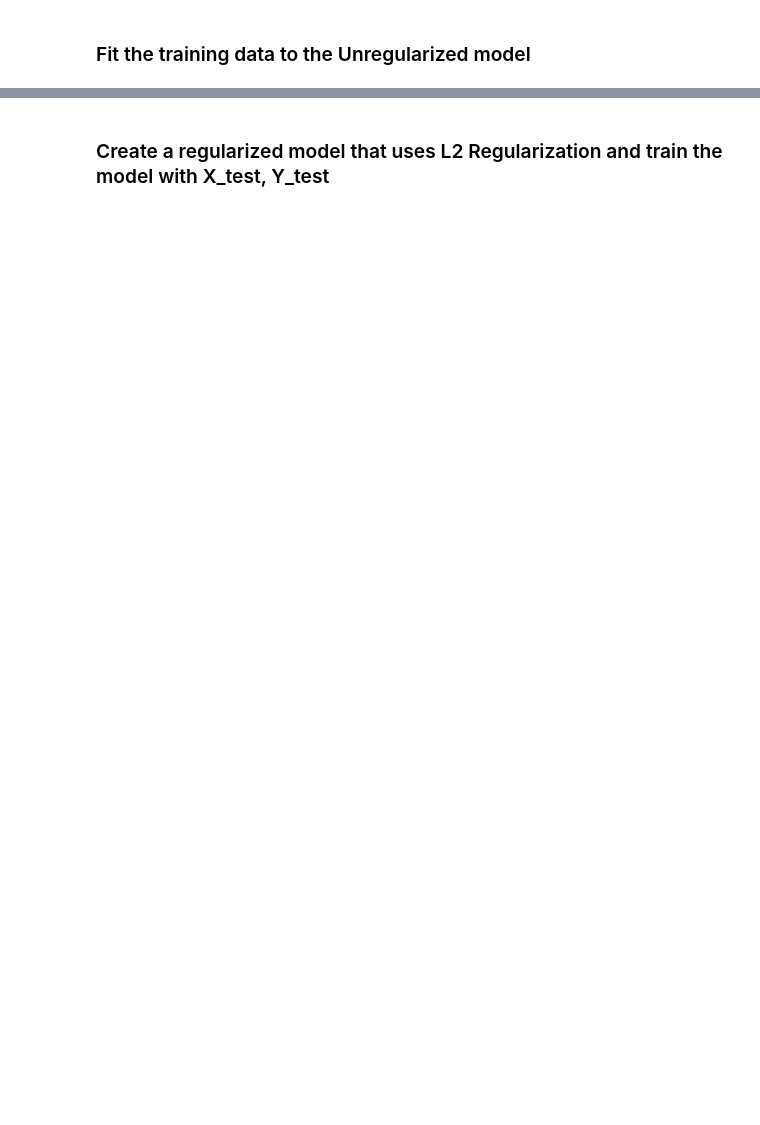
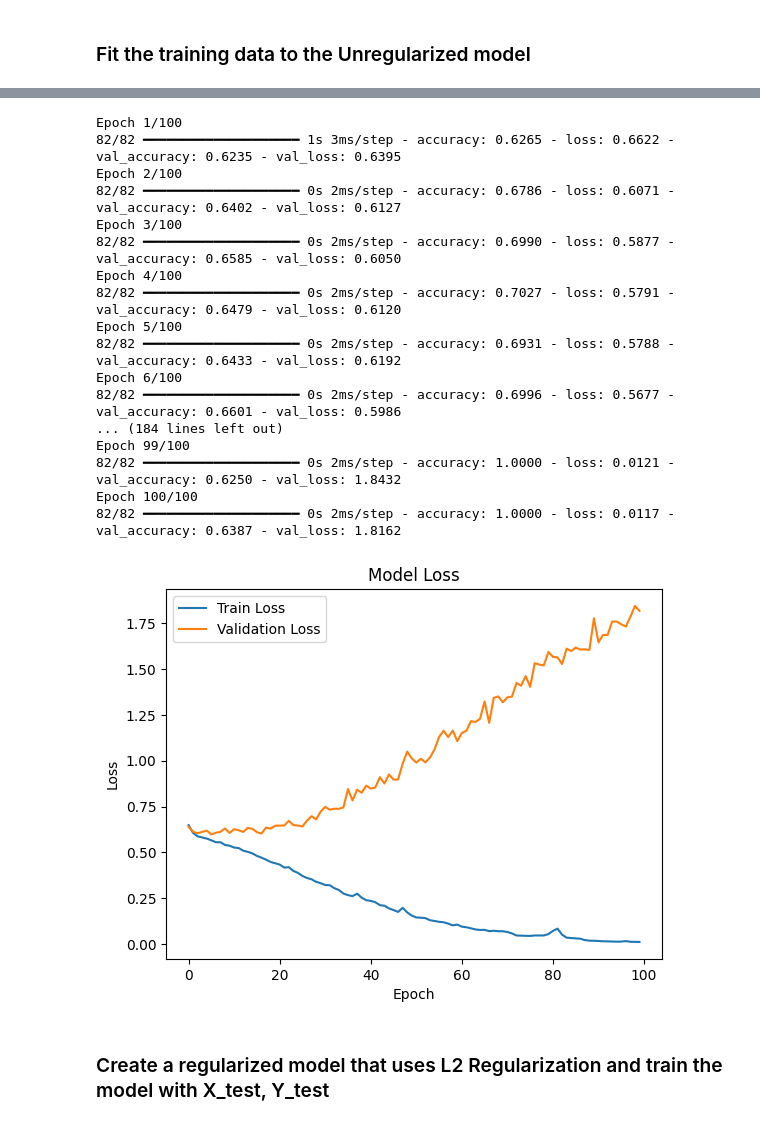
Before and after one commit to ZigaLarissa/water_quality_model, a Jupyter notebook: model.ipynb, the cells around one changed output, grey strips where cells are left out. Saved outputs shown, nothing was run; the diff lists cells and outputs as text; code cells hidden in the pictures; blank space fills up the shorter version.

Commit message:
model updated

```diff
--- a/model.ipynb
+++ b/model.ipynb
@@ -174,7 +197,7 @@ X = X_normalized
 
 X_train, X_test, Y_train, Y_test = train_test_split(X, Y, test_size=0.2, random_state=1)
 
-X_train, X_val, Y_train, Y_val = train_test_split(X, Y, test_size=0.25, random_state=1)
+X_train, X_val, Y_train, Y_val = train_test_split(X, Y, test_size=0.2, random_state=1)
 # %% [markdown]
 ## Building a Neural Network for Binary Classification using tensorflow
 
@@ -183,8 +206,8 @@ In the next cell, we define a function neural_net that constructs and compiles a
 def neural_net(regularizer=None):
     model = tf.keras.models.Sequential([
         tf.keras.layers.Flatten(input_shape = (9,)),
-        tf.keras.layers.Dense(250, activation="tanh", kernel_regularizer=regularizer),
-        tf.keras.layers.Dense(125, activation="tanh", kernel_regularizer=regularizer),
+        tf.keras.layers.Dense(250, activation="relu", kernel_regularizer=regularizer),
+        tf.keras.layers.Dense(125, activation="relu", kernel_regularizer=regularizer),
         tf.keras.layers.Dense(2, activation="softmax")
     ])
     loss_function = tf.keras.losses.SparseCategoricalCrossentropy()
@@ -193,5 +216,3 @@ def neural_net(regularizer=None):
               metrics = ['accuracy'])
 
     return model
-
-unregularized_model = neural_net()
@@ -198,4 +240,2 @@ unregularized_model = neural_net()
 # %% [markdown]
 ### Fit the training data to the Unregularized model
-# %%
-unregularized_model.fit(X_train, Y_train, epochs = 100, validation_data=(X_val, Y_val))
@@ -236,3 +242,33 @@ ValueError: Found input variables with inconsistent numbers of samples: [656, 2]
+# %%
+history = unregularized_model.fit(X_train, Y_train, epochs = 100, validation_data=(X_val, Y_val))
+
+# plot training vs Validation loss
+plt.plot(history.history['loss'], label='Train Loss')
+plt.plot(history.history['val_loss'], label='Validation Loss')
+plt.title('Model Loss')
+plt.xlabel('Epoch')
+plt.ylabel('Loss')
+plt.legend()
+plt.show()
+# %% [output]
+Epoch 1/100
+82/82 ━━━━━━━━━━━━━━━━━━━━ 1s 3ms/step - accuracy: 0.6265 - loss: 0.6622 - val_accuracy: 0.6235 - val_loss: 0.6395
+Epoch 2/100
+82/82 ━━━━━━━━━━━━━━━━━━━━ 0s 2ms/step - accuracy: 0.6786 - loss: 0.6071 - val_accuracy: 0.6402 - val_loss: 0.6127
+Epoch 3/100
+82/82 ━━━━━━━━━━━━━━━━━━━━ 0s 2ms/step - accuracy: 0.6990 - loss: 0.5877 - val_accuracy: 0.6585 - val_loss: 0.6050
+Epoch 4/100
+82/82 ━━━━━━━━━━━━━━━━━━━━ 0s 2ms/step - accuracy: 0.7027 - loss: 0.5791 - val_accuracy: 0.6479 - val_loss: 0.6120
+Epoch 5/100
+82/82 ━━━━━━━━━━━━━━━━━━━━ 0s 2ms/step - accuracy: 0.6931 - loss: 0.5788 - val_accuracy: 0.6433 - val_loss: 0.6192
+Epoch 6/100
+82/82 ━━━━━━━━━━━━━━━━━━━━ 0s 2ms/step - accuracy: 0.6996 - loss: 0.5677 - val_accuracy: 0.6601 - val_loss: 0.5986
+... (184 lines left out)
+Epoch 99/100
+82/82 ━━━━━━━━━━━━━━━━━━━━ 0s 2ms/step - accuracy: 1.0000 - loss: 0.0121 - val_accuracy: 0.6250 - val_loss: 1.8432
+Epoch 100/100
+82/82 ━━━━━━━━━━━━━━━━━━━━ 0s 2ms/step - accuracy: 1.0000 - loss: 0.0117 - val_accuracy: 0.6387 - val_loss: 1.8162
+[figure, added]
 # %% [markdown]
 ### Create a regularized model that uses L2 Regularization and train the model with X_test, Y_test
 # %%
```
Also changed, not shown: parts of 17 cells of this notebook.
